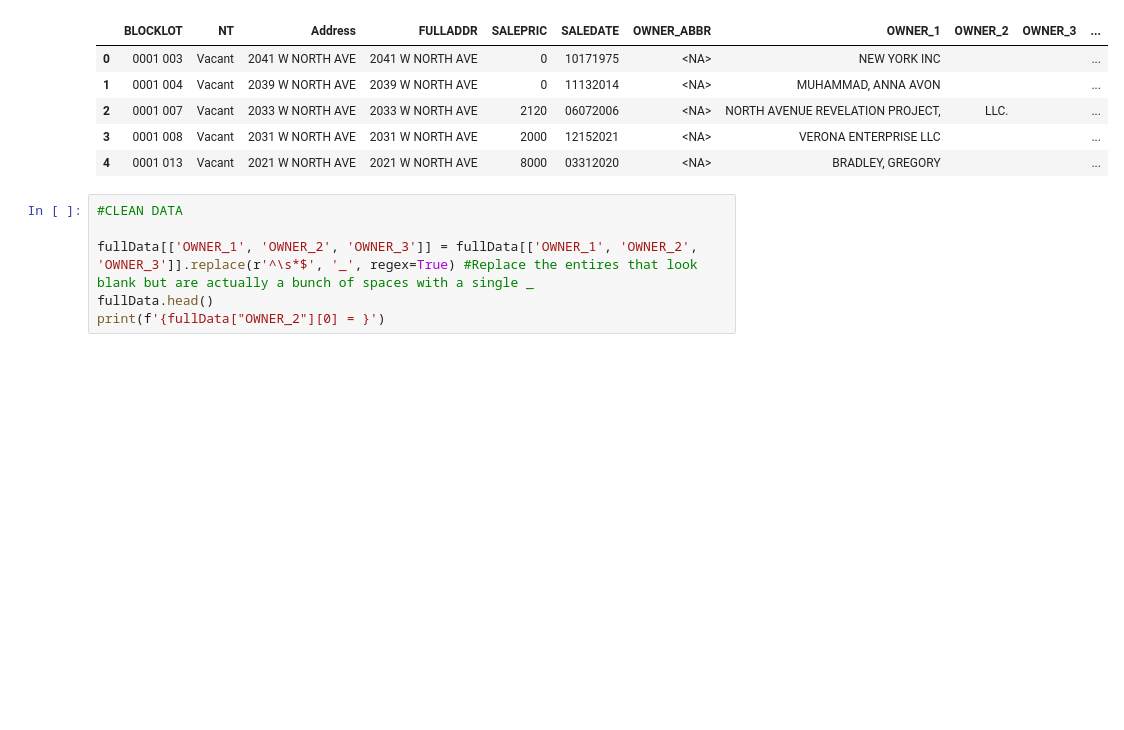
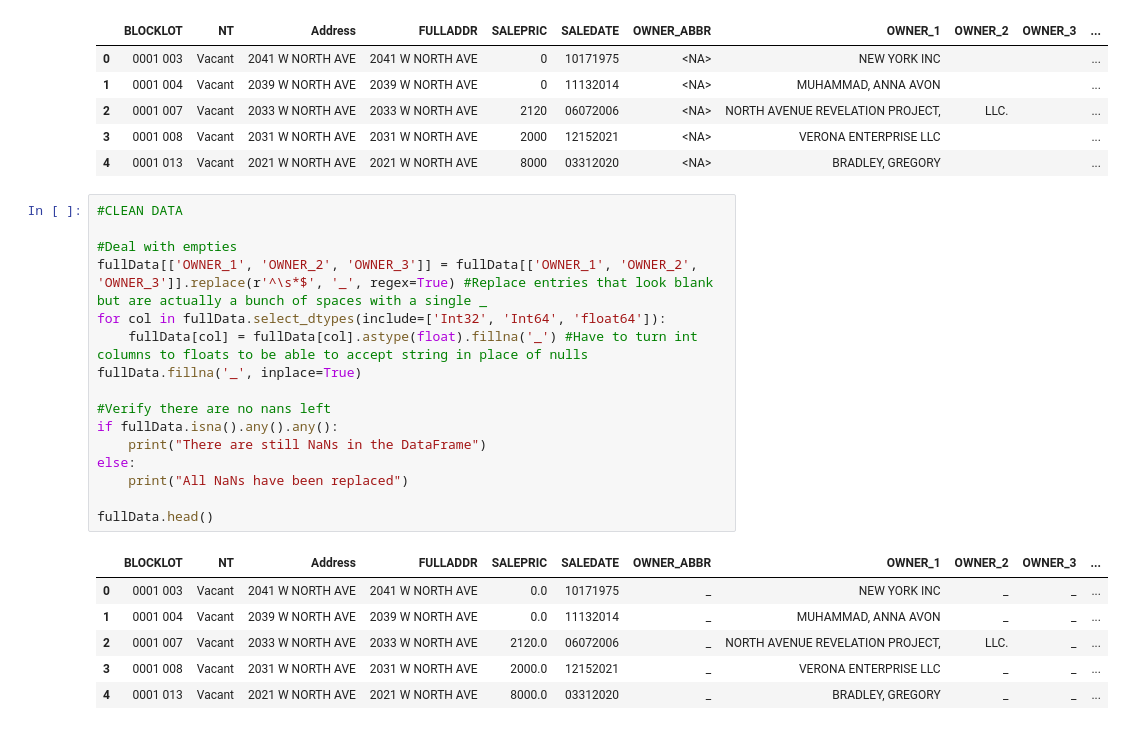
Before and after one commit to Krink22/AbandonedPropertySearch, a Jupyter notebook: Parity.ipynb, the cells around one changed output. Cells and saved outputs as stored; diff of their text form; blank space fills up the shorter version.

```diff
--- a/Parity.ipynb
+++ b/Parity.ipynb
@@ -318,7 +322,24 @@ fullData.head()
 # %%
 #CLEAN DATA
 
-fullData[['OWNER_1', 'OWNER_2', 'OWNER_3']] = fullData[['OWNER_1', 'OWNER_2', 'OWNER_3']].replace(r'^\s*$', '_', regex=True) #Replace the entires that look blank but are actually a bunch of spaces with a single _
+#Deal with empties
+fullData[['OWNER_1', 'OWNER_2', 'OWNER_3']] = fullData[['OWNER_1', 'OWNER_2', 'OWNER_3']].replace(r'^\s*$', '_', regex=True) #Replace entries that look blank but are actually a bunch of spaces with a single _
+for col in fullData.select_dtypes(include=['Int32', 'Int64', 'float64']):
+    fullData[col] = fullData[col].astype(float).fillna('_') #Have to turn int columns to floats to be able to accept string in place of nulls
+fullData.fillna('_', inplace=True)
+
+#Verify there are no nans left
+if fullData.isna().any().any():
+    print("There are still NaNs in the DataFrame")
+else:
+    print("All NaNs have been replaced")
+
 fullData.head()
-print(f'{fullData["OWNER_2"][0] = }')
+# %% [output]
+|  | BLOCKLOT | NT | Address | FULLADDR | SALEPRIC | SALEDATE | OWNER_ABBR | OWNER_1 | OWNER_2 | OWNER_3 | ... |
+| 0 | 0001 003 | Vacant | 2041 W NORTH AVE | 2041 W NORTH AVE | 0.0 | 10171975 | _ | NEW YORK INC | _ | _ | ... |
+| 1 | 0001 004 | Vacant | 2039 W NORTH AVE | 2039 W NORTH AVE | 0.0 | 11132014 | _ | MUHAMMAD, ANNA AVON | _ | _ | ... |
+| 2 | 0001 007 | Vacant | 2033 W NORTH AVE | 2033 W NORTH AVE | 2120.0 | 06072006 | _ | NORTH AVENUE REVELATION PROJECT, | LLC. | _ | ... |
+| 3 | 0001 008 | Vacant | 2031 W NORTH AVE | 2031 W NORTH AVE | 2000.0 | 12152021 | _ | VERONA ENTERPRISE LLC | _ | _ | ... |
+| 4 | 0001 013 | Vacant | 2021 W NORTH AVE | 2021 W NORTH AVE | 8000.0 | 03312020 | _ | BRADLEY, GREGORY | _ | _ | ... |
 # %%
```
Also changed, not shown: parts of 9 cells of this notebook.
